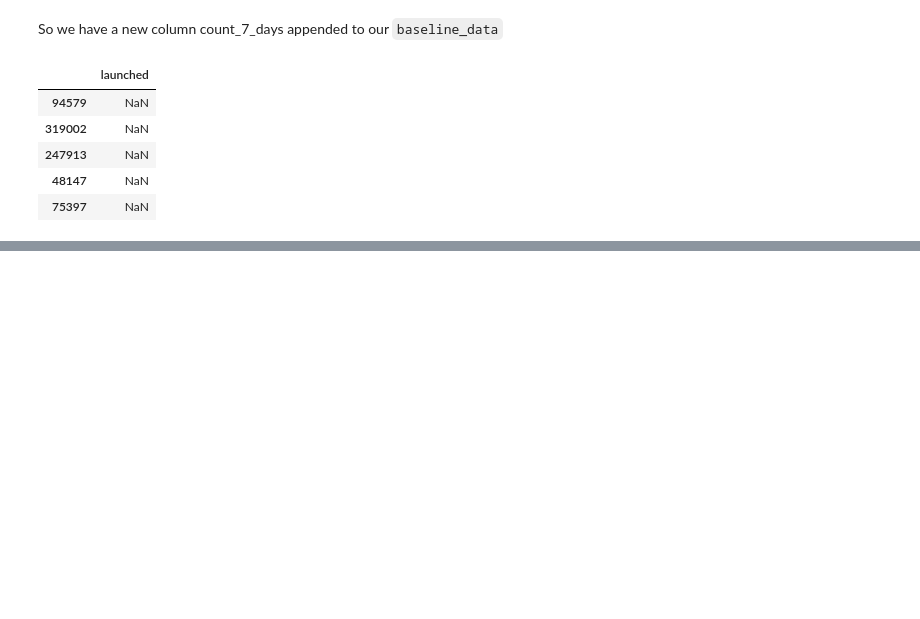
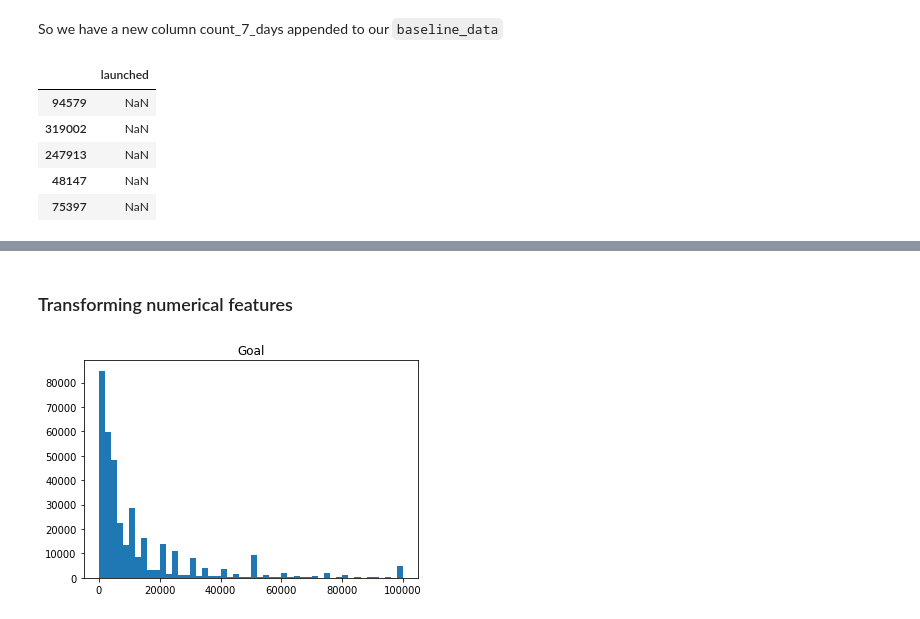
Before and after one commit to Interview-resources-2021/datascience, a Jupyter notebook: feature_engineering/extracting_new_features.ipynb, the cells around one changed output, grey strips where cells are left out. Cells and saved outputs as stored; diff of their text form; code cells hidden in the pictures; blank space fills up the shorter version.

Commit message:
finished scaling the goal feature and visualizing its distribution

```diff
--- a/feature_engineering/extracting_new_features.ipynb
+++ b/feature_engineering/extracting_new_features.ipynb
@@ -185,0 +183,7 @@ Name: launched, Length: 375862, dtype: timedelta64[ns]
+# %% [markdown]
+### Transforming numerical features
+# %%
+plt.hist(ks.goal, range=(0, 100000), bins=50);
+plt.title('Goal');
+# %% [output]
+[figure, added]
```
Also changed, not shown: parts of 9 cells of this notebook.
